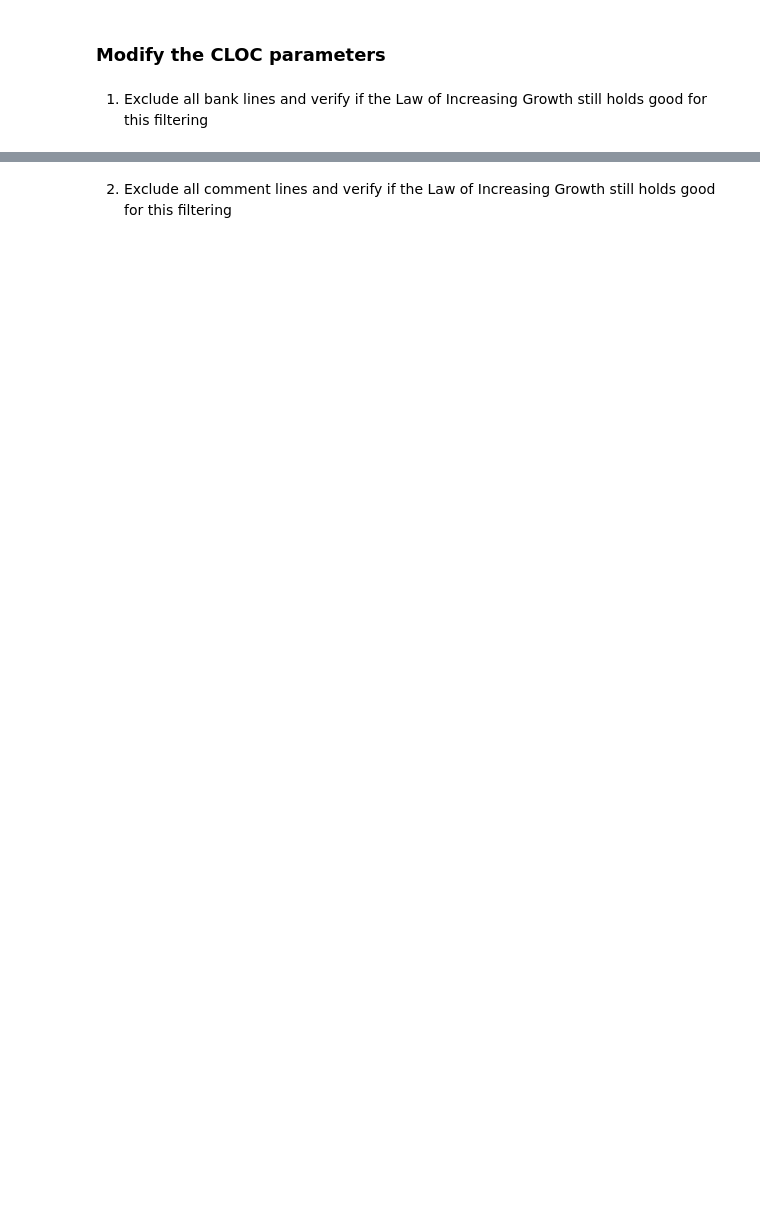
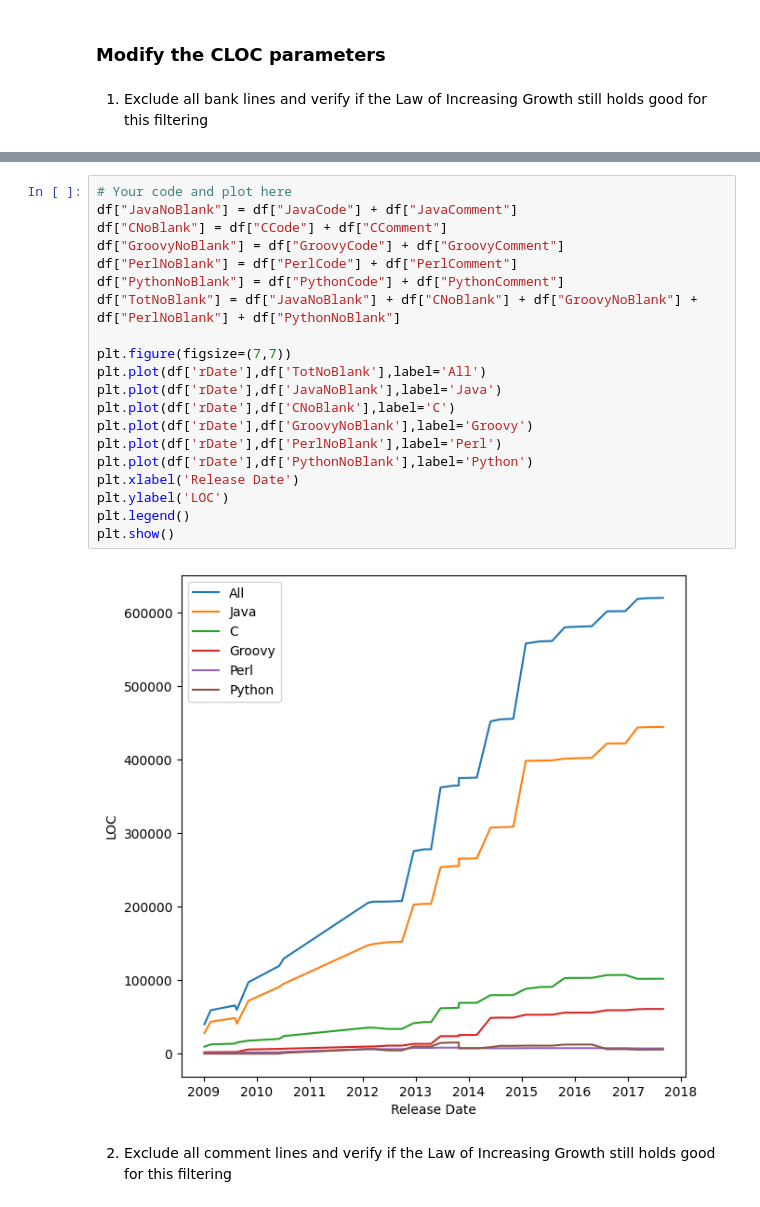
Before and after one commit to VirgilSurin/Software_evolution_TP2_2023, a Jupyter notebook: TP2_section2.ipynb, the cells around one changed output, grey strips where cells are left out. Saved outputs shown, nothing was run; the diff lists cells and outputs as text; blank space fills up the shorter version.

```diff
--- a/TP2_section2.ipynb
+++ b/TP2_section2.ipynb
@@ -472,2 +495,24 @@ Unable to read ../eucalyptus/clc/modules/msgs/src/main/java/org/apache/tools/ant
+# %%
+# Your code and plot here
+df["JavaNoBlank"] = df["JavaCode"] + df["JavaComment"]
+df["CNoBlank"] = df["CCode"] + df["CComment"]
+df["GroovyNoBlank"] = df["GroovyCode"] + df["GroovyComment"]
+df["PerlNoBlank"] = df["PerlCode"] + df["PerlComment"]
+df["PythonNoBlank"] = df["PythonCode"] + df["PythonComment"]
+df["TotNoBlank"] = df["JavaNoBlank"] + df["CNoBlank"] + df["GroovyNoBlank"] + df["PerlNoBlank"] + df["PythonNoBlank"]
+
+plt.figure(figsize=(7,7))
+plt.plot(df['rDate'],df['TotNoBlank'],label='All')
+plt.plot(df['rDate'],df['JavaNoBlank'],label='Java')
+plt.plot(df['rDate'],df['CNoBlank'],label='C')
+plt.plot(df['rDate'],df['GroovyNoBlank'],label='Groovy')
+plt.plot(df['rDate'],df['PerlNoBlank'],label='Perl')
+plt.plot(df['rDate'],df['PythonNoBlank'],label='Python')
+plt.xlabel('Release Date')
+plt.ylabel('LOC')
+plt.legend()
+plt.show()
+# %% [output]
+[figure, added]
 # %% [markdown]
 2. Exclude all comment lines and verify if the Law of Increasing Growth still holds good for this filtering
```
Also changed, not shown: parts of 46 cells of this notebook.
